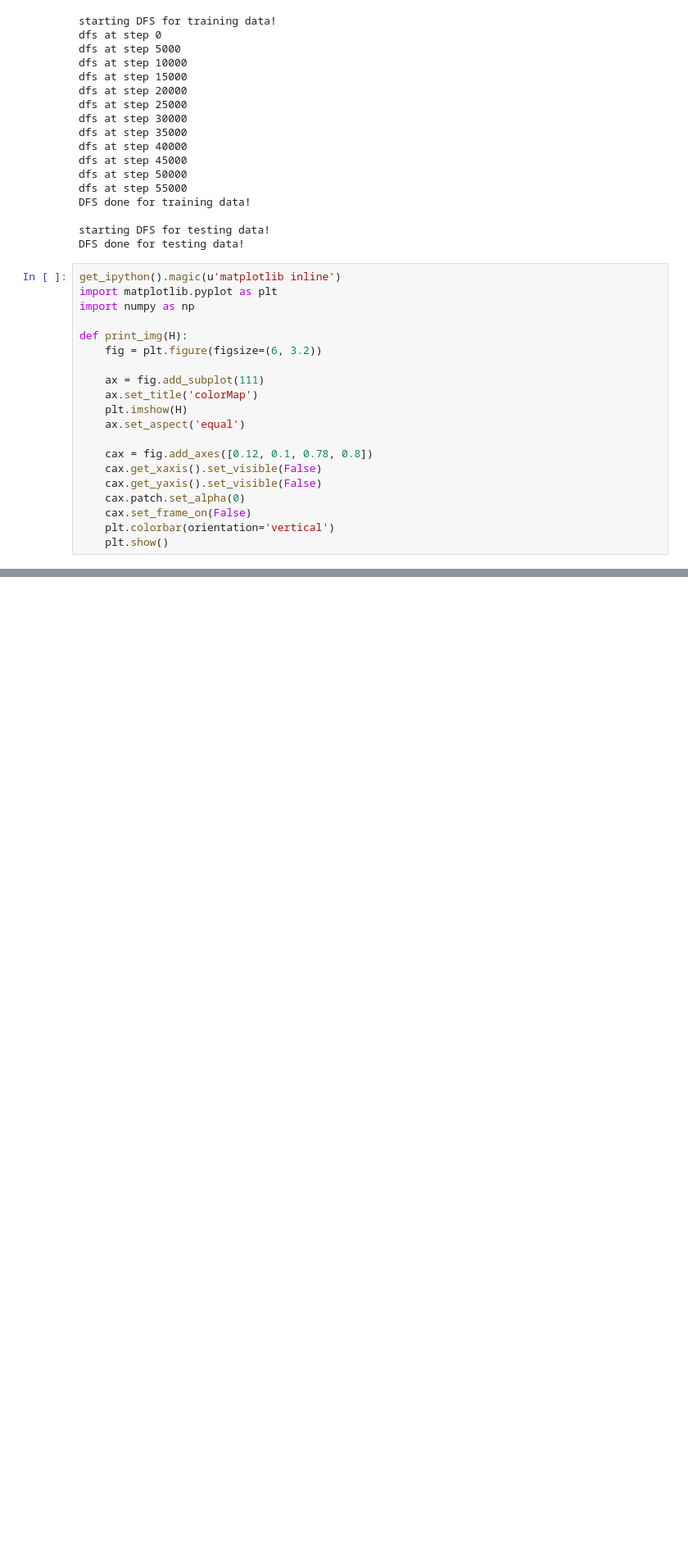
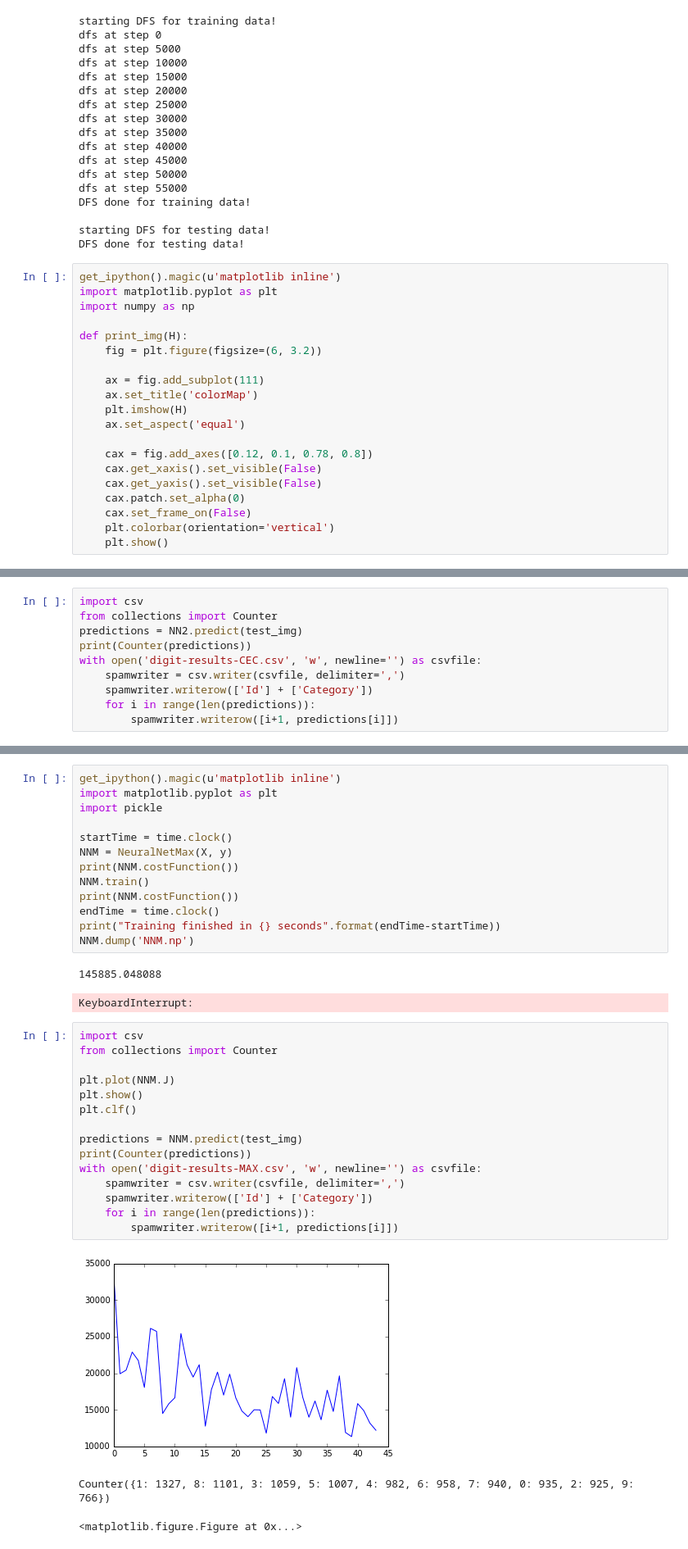
Before and after one commit to HongKit/Neural-Network-Digit-Classifier, a Jupyter notebook: HW6.ipynb, the cells around one changed output, grey strips where cells are left out. Shown at 82% size. Saved outputs shown, nothing was run; the diff lists cells and outputs as text; blank space fills up the shorter version.

```diff
--- a/HW6.ipynb
+++ b/HW6.ipynb
@@ -284,0 +336,10 @@ plt.clf()
+# %%
+import csv
+from collections import Counter
+predictions = NN2.predict(test_img)
+print(Counter(predictions))
+with open('digit-results-CEC.csv', 'w', newline='') as csvfile:
+    spamwriter = csv.writer(csvfile, delimiter=',')
+    spamwriter.writerow(['Id'] + ['Category'])
+    for i in range(len(predictions)):
+        spamwriter.writerow([i+1, predictions[i]])
@@ -284,0 +433,35 @@ plt.clf()
+# %%
+get_ipython().magic(u'matplotlib inline')
+import matplotlib.pyplot as plt
+import pickle
+
+startTime = time.clock()
+NNM = NeuralNetMax(X, y)
+print(NNM.costFunction())
+NNM.train()
+print(NNM.costFunction())
+endTime = time.clock()
+print("Training finished in {} seconds".format(endTime-startTime))
+NNM.dump('NNM.np')
+# %% [output]
+145885.048088
+KeyboardInterrupt:
+# %%
+import csv
+from collections import Counter
+
+plt.plot(NNM.J)
+plt.show()
+plt.clf()
+
+predictions = NNM.predict(test_img)
+print(Counter(predictions))
+with open('digit-results-MAX.csv', 'w', newline='') as csvfile:
+    spamwriter = csv.writer(csvfile, delimiter=',')
+    spamwriter.writerow(['Id'] + ['Category'])
+    for i in range(len(predictions)):
+        spamwriter.writerow([i+1, predictions[i]])
+# %% [output]
+[figure, added]
+Counter({1: 1327, 8: 1101, 3: 1059, 5: 1007, 4: 982, 6: 958, 7: 940, 0: 935, 2: 925, 9: 766})
+<matplotlib.figure.Figure at 0x...>
```
Also changed, not shown: parts of 7 cells of this notebook.
